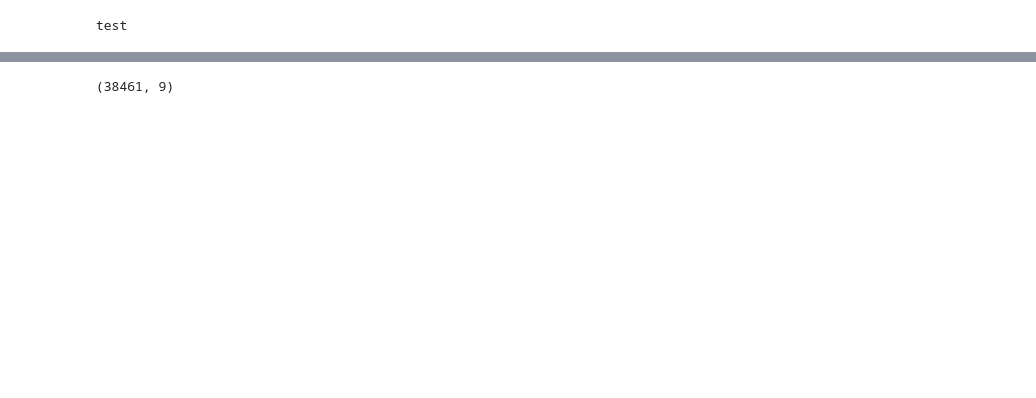
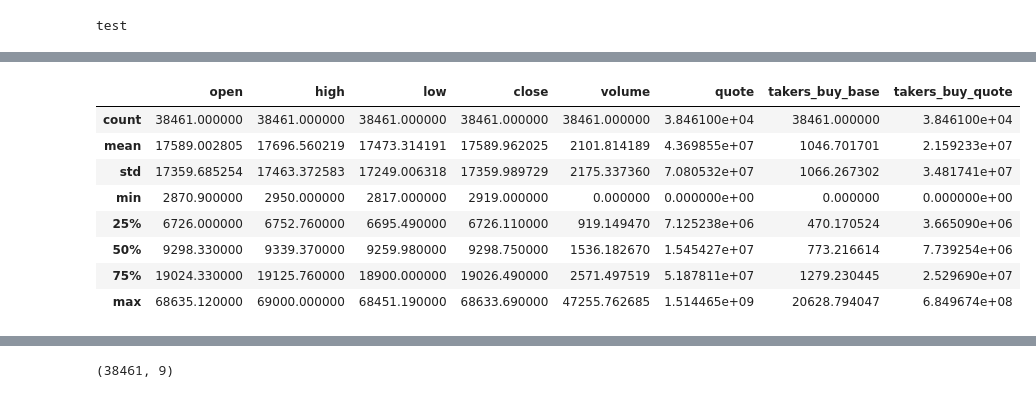
Before and after one commit to josuviteri/anomaly-detection, a Jupyter notebook: initial.ipynb, the cells around one changed output, grey strips where cells are left out. Cells and saved outputs as stored; diff of their text form; code cells hidden in the pictures; blank space fills up the shorter version.

```diff
--- a/initial.ipynb
+++ b/initial.ipynb
@@ -38,3 +57,15 @@ df = pd.read_csv("./data/BTCUSDT_1h.csv")
+# %%
+df.describe()
+# %% [output]
+|  | open | high | low | close | volume | quote | takers_buy_base | takers_buy_quote |
+| count | 38461.000000 | 38461.000000 | 38461.000000 | 38461.000000 | 38461.000000 | 3.846100e+04 | 38461.000000 | 3.846100e+04 |
+| mean | 17589.002805 | 17696.560219 | 17473.314191 | 17589.962025 | 2101.814189 | 4.369855e+07 | 1046.701701 | 2.159233e+07 |
+| std | 17359.685254 | 17463.372583 | 17249.006318 | 17359.989729 | 2175.337360 | 7.080532e+07 | 1066.267302 | 3.481741e+07 |
+| min | 2870.900000 | 2950.000000 | 2817.000000 | 2919.000000 | 0.000000 | 0.000000e+00 | 0.000000 | 0.000000e+00 |
+| 25% | 6726.000000 | 6752.760000 | 6695.490000 | 6726.110000 | 919.149470 | 7.125238e+06 | 470.170524 | 3.665090e+06 |
+| 50% | 9298.330000 | 9339.370000 | 9259.980000 | 9298.750000 | 1536.182670 | 1.545427e+07 | 773.216614 | 7.739254e+06 |
+| 75% | 19024.330000 | 19125.760000 | 18900.000000 | 19026.490000 | 2571.497519 | 5.187811e+07 | 1279.230445 | 2.529690e+07 |
+| max | 68635.120000 | 69000.000000 | 68451.190000 | 68633.690000 | 47255.762685 | 1.514465e+09 | 20628.794047 | 6.849674e+08 |
 # %%
 df.head()
 # %% [output]
```
Also changed, not shown: parts of 65 cells of this notebook.
